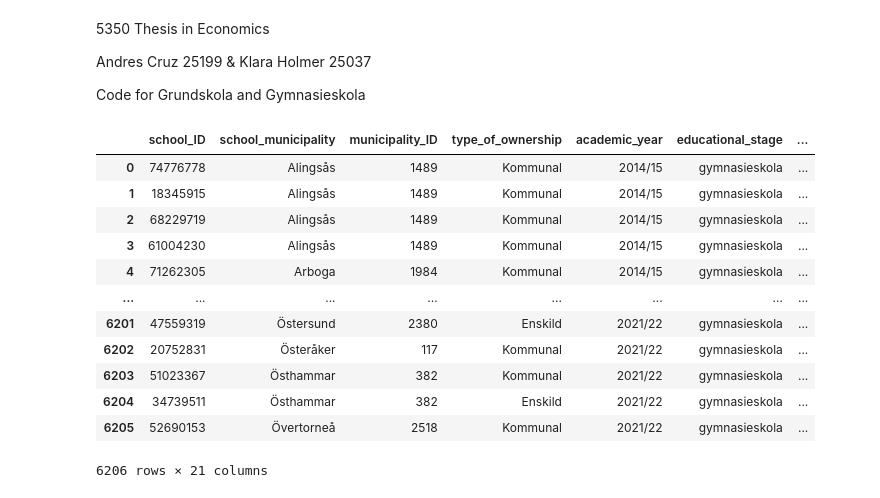
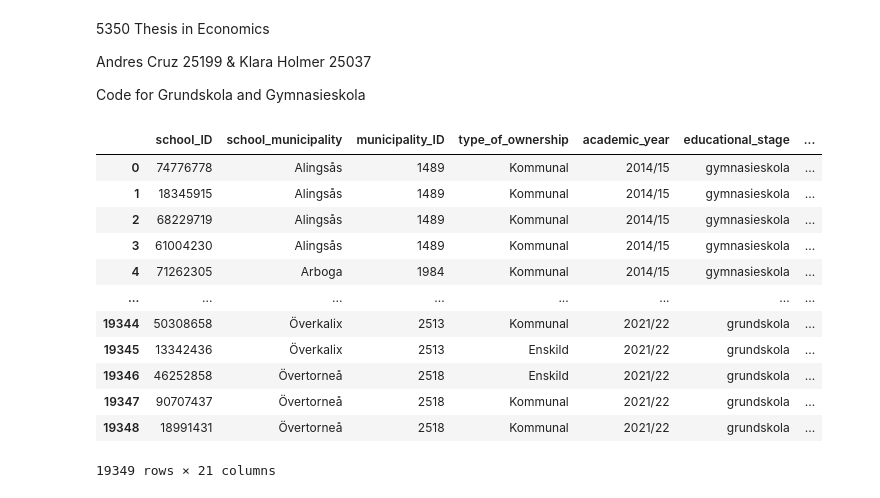
Before and after one commit to andrescruzsanchez/5350-Thesis-in-Economics, a Jupyter notebook: Code/Python/school_data_preparation.ipynb, the cells around one changed output. Cells and saved outputs as stored; diff of their text form; code cells hidden in the pictures.

```diff
--- a/Code/Python/school_data_preparation.ipynb
+++ b/Code/Python/school_data_preparation.ipynb
@@ -18,7 +18,7 @@ import seaborn as sns
 # --- Gymnasieskola  Årskurs 1 or Upper Secondary School Year 10 ---
 
 # Defining the full path to the Excel file in the new folder
-pathname = '/Users/andrescruz/Documents/Handelshögskolan/MSc Economic/Semester 4/5350 Thesis in Economics/Processed Data/gymnasieskola_ämnen.xlsx'
+pathname = '/Users/andrescruz/Documents/Handelshögskolan/MSc Economic/Semester 4/5350 Thesis in Economics/Processed Data/Gymnasieskola_Data.xlsx'
 
 # Read all sheets at once into a dictionary
 sheets = ['English', 'Mathematics', 'Swedish']
@@ -32,46 +32,46 @@ gymnasieskola_data_swedish = gymnasieskola_data['Swedish']
 # --- Lower Secondary School Year 9 ---
 
 # Defining the full path to the Excel file in the new folder
-pathname = '/Users/andrescruz/Documents/Handelshögskolan/MSc Economic/Semester 4/5350 Thesis in Economics/Processed Data/grundskola_ämnen.xlsx'
+pathname = '/Users/andrescruz/Documents/Handelshögskolan/MSc Economic/Semester 4/5350 Thesis in Economics/Processed Data/Grundskola_Data.xlsx'
 
 # Read all sheets at once into a dictionary
 sheets = ['English', 'Mathematics', 'Swedish']
 grundskola_data = pd.read_excel(pathname, sheet_name=sheets)
 
 # Unpack the dictionary into separate variables if needed
 grundskola_data_english = grundskola_data['English']
 grundskola_data_mathematics = grundskola_data['Mathematics']
 grundskola_data_swedish_data = grundskola_data['Swedish']
 
 # --- Concatenating ---
 
 # Engelska
 school_data_english = pd.concat([gymnasieskola_data_english, grundskola_data_english], ignore_index=True)
 
 # Matematik
 school_data_mathematics = pd.concat([gymnasieskola_data_mathematics, grundskola_data_mathematics], ignore_index=True)
 
 # Svenska
 school_data_swedish = pd.concat([gymnasieskola_data_swedish, grundskola_data_swedish_data], ignore_index=True)
 
 # List of DataFrames
 dataframes = [school_data_english, school_data_mathematics, school_data_swedish]
 
-gymnasieskola_data_english
+school_data_swedish
 # %% [output]
 |  | school_ID | school_municipality | municipality_ID | type_of_ownership | academic_year | educational_stage | ... |
 | 0 | 74776778 | Alingsås | 1489 | Kommunal | 2014/15 | gymnasieskola | ... |
 | 1 | 18345915 | Alingsås | 1489 | Kommunal | 2014/15 | gymnasieskola | ... |
 | 2 | 68229719 | Alingsås | 1489 | Kommunal | 2014/15 | gymnasieskola | ... |
 | 3 | 61004230 | Alingsås | 1489 | Kommunal | 2014/15 | gymnasieskola | ... |
 | 4 | 71262305 | Arboga | 1984 | Kommunal | 2014/15 | gymnasieskola | ... |
 | ... | ... | ... | ... | ... | ... | ... | ... |
-| 6201 | 47559319 | Östersund | 2380 | Enskild | 2021/22 | gymnasieskola | ... |
-| 6202 | 20752831 | Österåker | 117 | Kommunal | 2021/22 | gymnasieskola | ... |
-| 6203 | 51023367 | Östhammar | 382 | Kommunal | 2021/22 | gymnasieskola | ... |
-| 6204 | 34739511 | Östhammar | 382 | Enskild | 2021/22 | gymnasieskola | ... |
-| 6205 | 52690153 | Övertorneå | 2518 | Kommunal | 2021/22 | gymnasieskola | ... |
+| 19344 | 50308658 | Överkalix | 2513 | Kommunal | 2021/22 | grundskola | ... |
+| 19345 | 13342436 | Överkalix | 2513 | Enskild | 2021/22 | grundskola | ... |
+| 19346 | 46252858 | Övertorneå | 2518 | Enskild | 2021/22 | grundskola | ... |
+| 19347 | 90707437 | Övertorneå | 2518 | Kommunal | 2021/22 | grundskola | ... |
+| 19348 | 18991431 | Övertorneå | 2518 | Kommunal | 2021/22 | grundskola | ... |
-6206 rows × 21 columns
+19349 rows × 21 columns
 # %%
 # Step 2 -  Adding County ID
 
```
Also changed, not shown: parts of 9 cells of this notebook, 56 other files.
